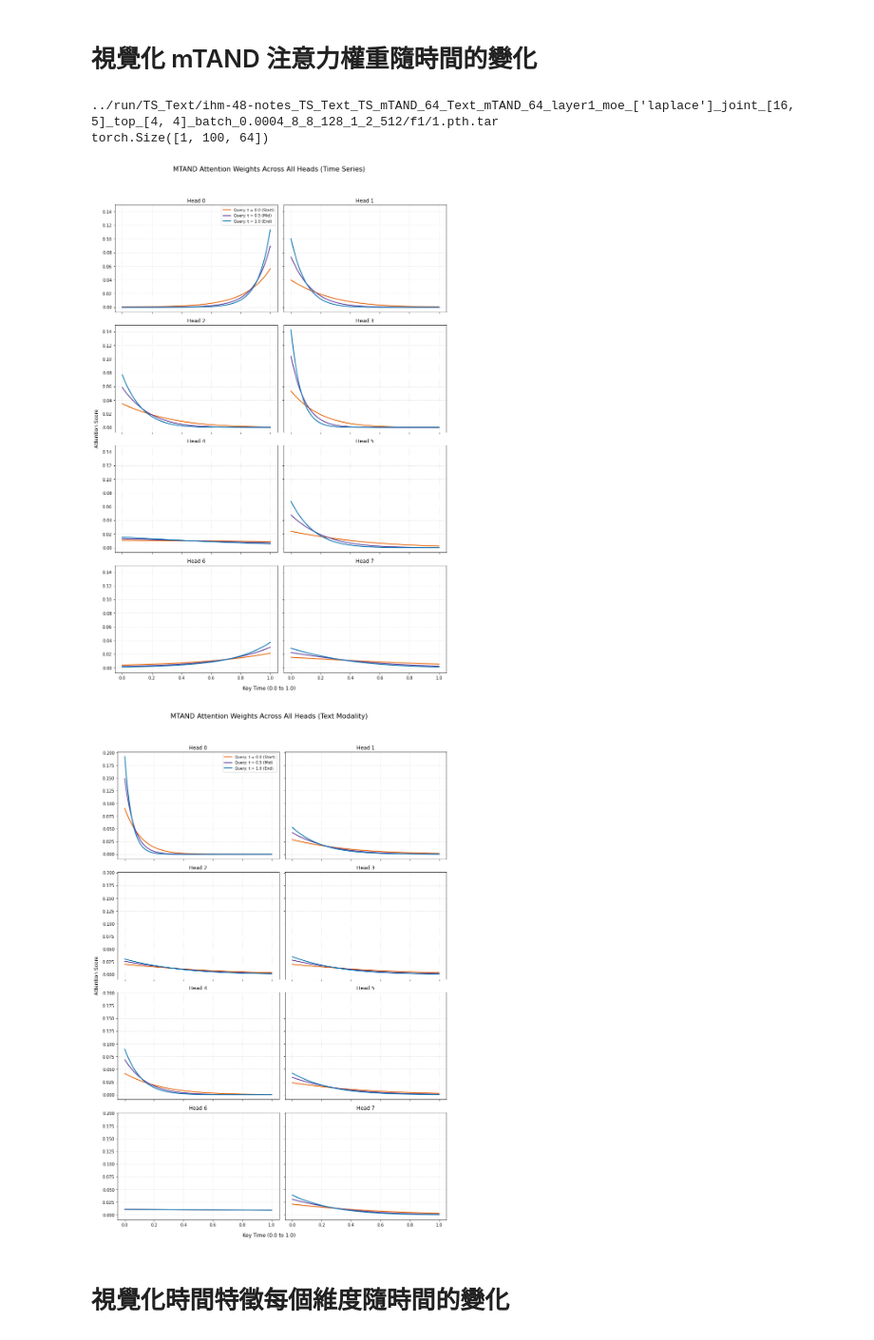
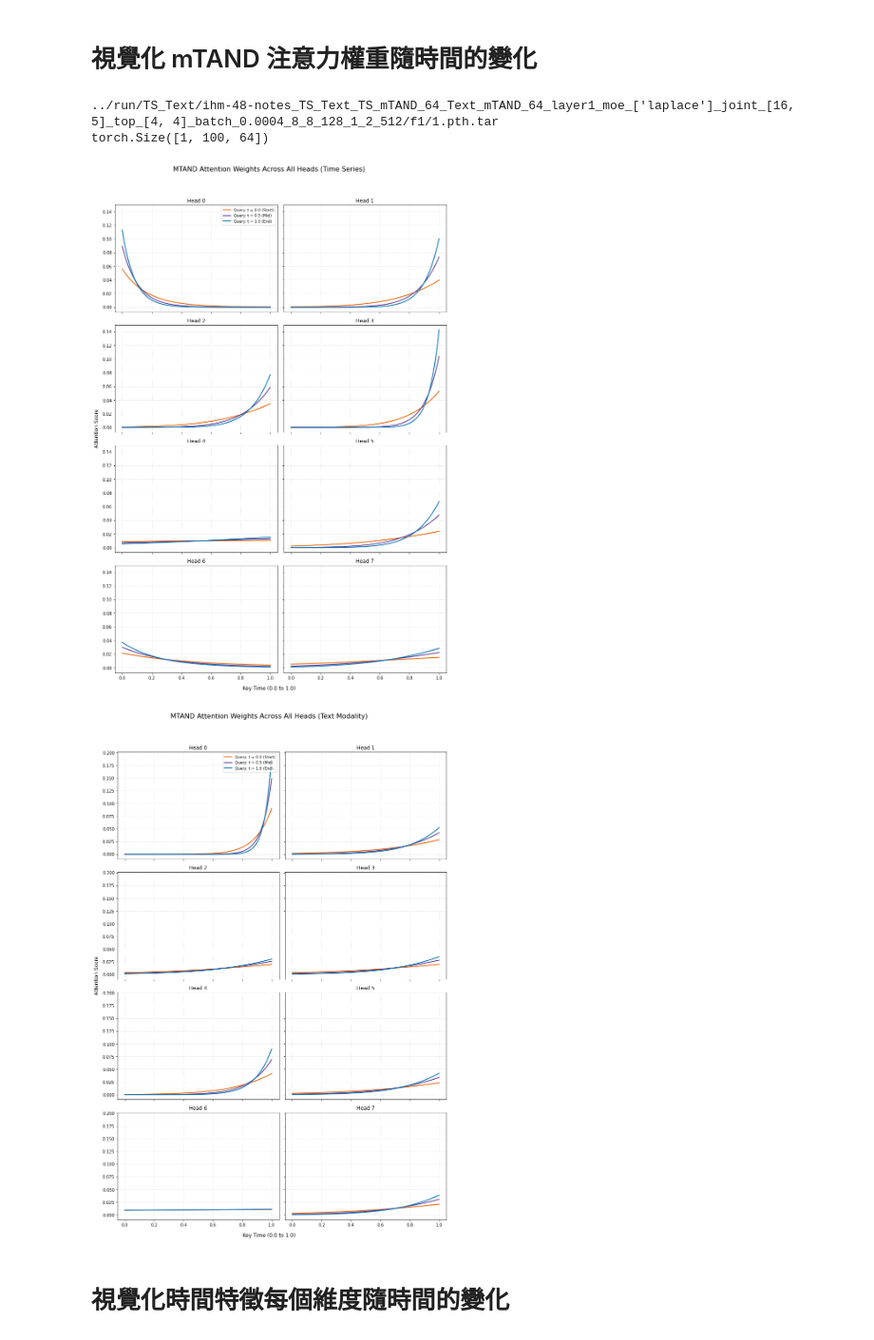
Before and after one commit to xianggu92/Master, a Jupyter notebook: implementations/FuseMoE/src/analysis/visualize_mtand_attn.ipynb, the cells around one changed output. Shown at 95% size. Drawn from its saved outputs; the diff is of its cells as text; code cells hidden in the pictures.

```diff
--- a/implementations/FuseMoE/src/analysis/visualize_mtand_attn.ipynb
+++ b/implementations/FuseMoE/src/analysis/visualize_mtand_attn.ipynb
@@ -95,7 +95,6 @@ for subdir, dirs, files in os.walk(rootdir):
         # 1. 定義 100 個 Key 時間點 (0 到 1 均勻分佈)
         key_times = torch.linspace(0.0, 1.0, steps=100, device=device).unsqueeze(0) # [1, 100]
         times_np = key_times.squeeze(0).cpu().numpy()
-        times_np = 1 - times_np
 
         keys_emb = model.learn_time_embedding(key_times) # [1, 100, time_dim]
 
@@ -103,7 +102,6 @@ for subdir, dirs, files in os.walk(rootdir):
         num_heads = args.num_heads
         embed_time = args.embed_time
         embed_time_k = embed_time // num_heads
-        print(model.time_attn_ts.linears[1](keys_emb).shape)
         k_transformed_ts = model.time_attn_ts.linears[1](keys_emb).view(keys_emb.size(0), -1, num_heads, embed_time_k).transpose(1, 2) # [1, h, 100, h_dim]
         d_k_ts = k_transformed_ts.size(-1)
 
@@ -168,35 +166,35 @@ for subdir, dirs, files in os.walk(rootdir):
             axes_txt = axes_txt.flatten() if num_heads > 1 else [axes_txt]
 
             for head in range(num_heads):
                 ax = axes_txt[head]
                 for label, q_time in queries.items():
                     query_emb = model.learn_time_embedding(q_time)
                     q_transformed = model.time_attn_text.linears[0](query_emb).view(query_emb.size(0), -1, num_heads, embed_time_k).transpose(1, 2)
 
                     scores = torch.matmul(q_transformed, k_transformed_text.transpose(-2, -1)) / (d_k_text ** 0.5)
                     attention_weights = F.softmax(scores, dim=-1).squeeze(0).cpu().numpy()
 
                     ax.plot(times_np, attention_weights[head, 0, :], label=f'Query: {label}', color=colors[label], linewidth=2)
 
                 ax.set_title(f'Head {head}', fontsize=12)
                 ax.grid(True, linestyle=':', alpha=0.6)
                 if head == 0:
                     ax.legend(loc='upper right', frameon=True, fontsize=9)
 
             fig_txt.suptitle('MTAND Attention Weights Across All Heads (Text Modality)', fontsize=16, y=0.98)
             fig_txt.text(0.5, 0.02, 'Key Time (0.0 to 1.0)', ha='center', fontsize=12)
             fig_txt.text(0.02, 0.5, 'Attention Score', va='center', rotation='vertical', fontsize=12)
 
             plt.tight_layout(rect=[0.03, 0.03, 1, 0.95])
             save_path_text = os.path.join(args.ck_file_path, 'images', 'mtand_attention_text_all_heads.png')
             plt.savefig(save_path_text, transparent=False, facecolor='white')
             plt.show()
             plt.close()
 # %% [output]
 ../run/TS_Text/ihm-48-notes_TS_Text_TS_mTAND_64_Text_mTAND_64_layer1_moe_['laplace']_joint_[16, 5]_top_[4, 4]_batch_0.0004_8_8_128_1_2_512/f1/1.pth.tar
 torch.Size([1, 100, 64])
-[figure, old version]
+[figure, new version]
-[figure, old version]
+[figure, new version]
 # %% [markdown]
 # 視覺化時間特徵每個維度隨時間的變化
 # %%
```
